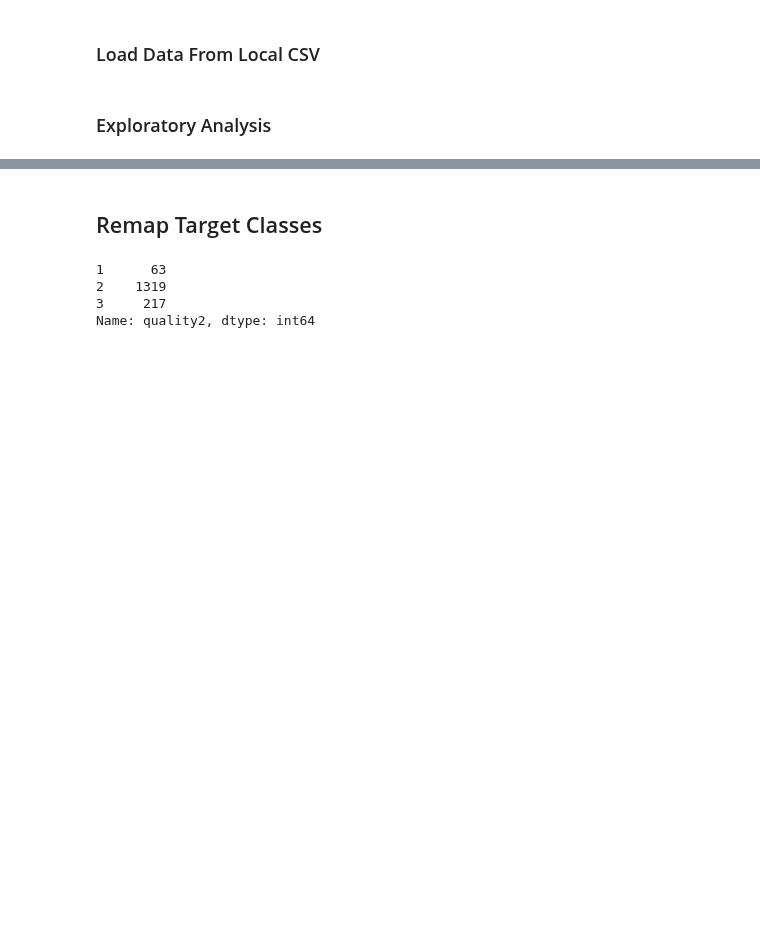
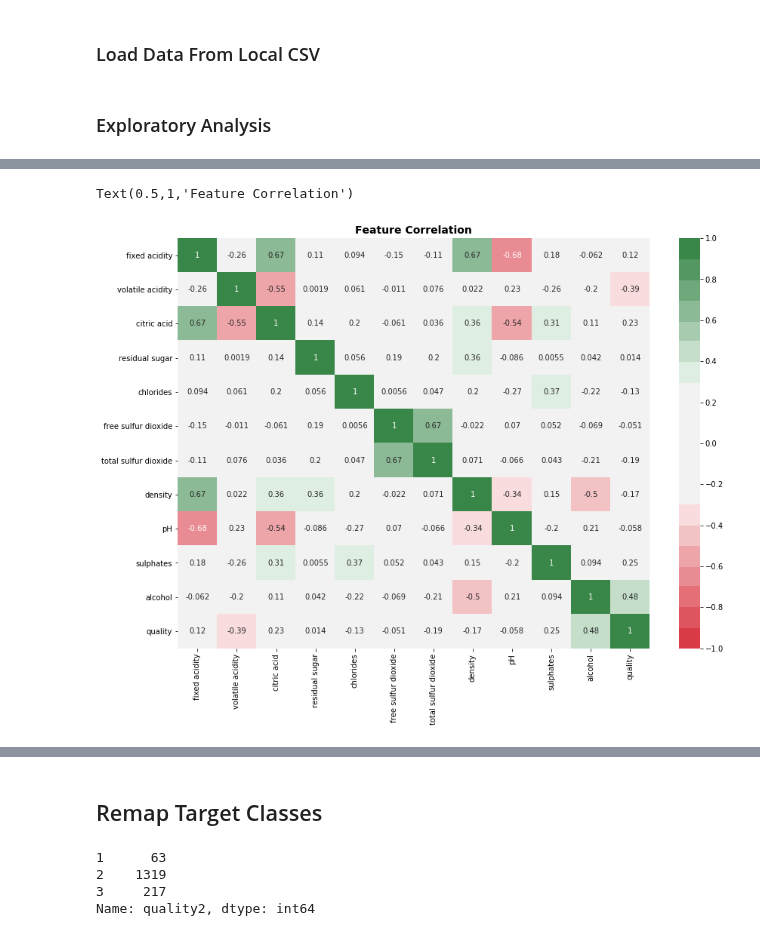
Before and after one commit to cneiderer/Class_Projects, a Jupyter notebook: Project3/Project3_Analysis.ipynb, the cells around one changed output, grey strips where cells are left out. Saved outputs shown, nothing was run; the diff lists cells and outputs as text; code cells hidden in the pictures; blank space fills up the shorter version.

```diff
--- a/Project3/Project3_Analysis.ipynb
+++ b/Project3/Project3_Analysis.ipynb
@@ -95,0 +128,15 @@ df.head()
+# %%
+# Plot feature correlations
+corr = df.corr()
+
+corr_fig, ax = plt.subplots(figsize=(14, 10))
+sns.heatmap(corr, ax=ax,
+            center=0, vmin=-1, vmax=1,
+            cbar_kws={'ticks': np.arange(-1, 1.2, 0.2)},
+            cmap=sns.diverging_palette(10, 133, sep=80, n=20),
+            annot=True)
+
+ax.set_title('Feature Correlation', fontdict={'size': 14, 'weight': 'bold'})
+# %% [output]
+Text(0.5,1,'Feature Correlation')
+[figure, added]
```
Also changed, not shown: parts of 23 cells of this notebook, 13 other files.
